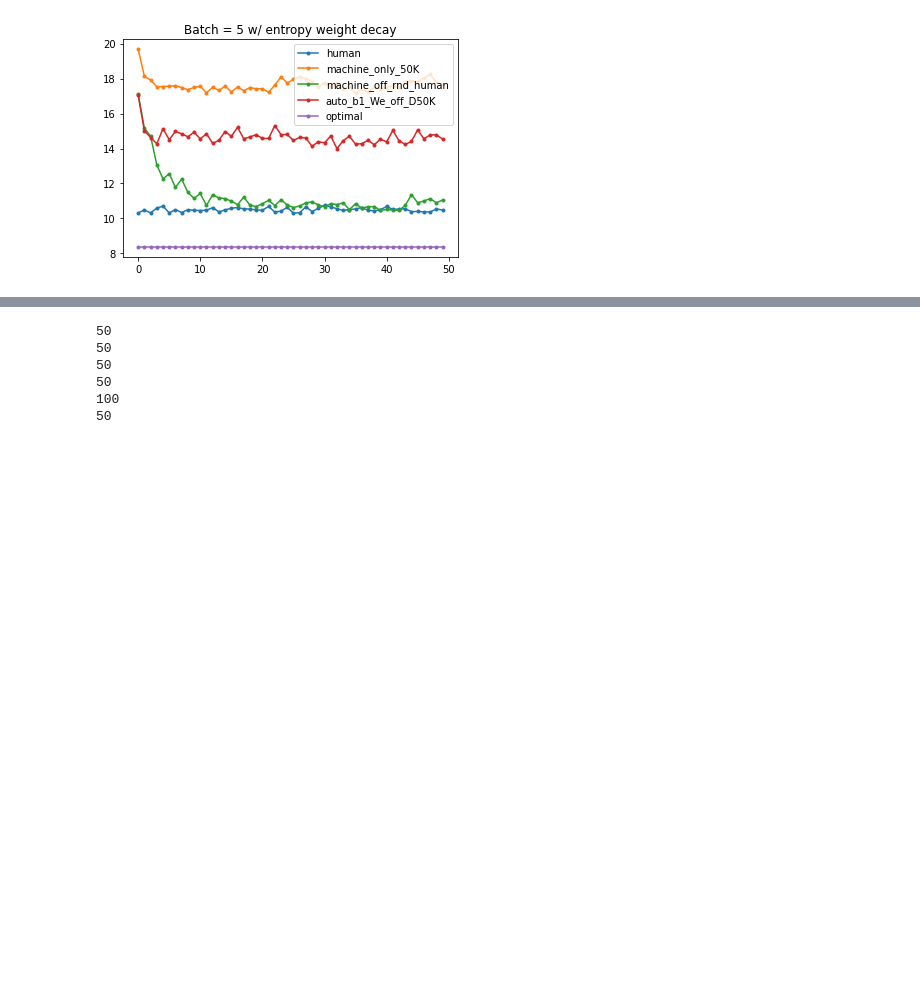
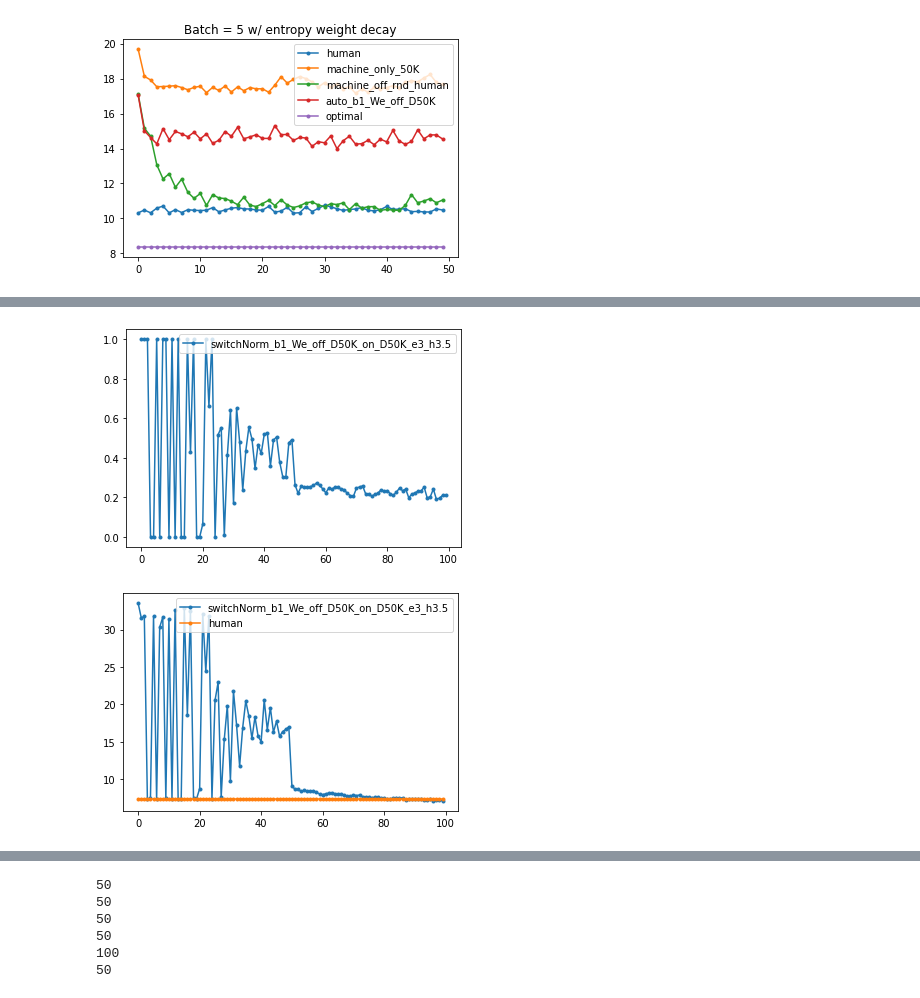
Before and after one commit to ElenStr/human-machine-switching, a Jupyter notebook: run_experiments.ipynb, the cells around one changed output, grey strips where cells are left out. Cells and saved outputs as stored; diff of their text form; code cells hidden in the pictures; blank space fills up the shorter version.

```diff
--- a/run_experiments.ipynb
+++ b/run_experiments.ipynb
@@ -218,0 +285,7 @@ df_gd_vs_rnd_human.plot( style='.-', title='Batch = 5 w/ entropy weight decay')
+# %%
+root_dir = f'{ROOT_DIR}/outputs/results/'
+agents = [f'{agent}_b1_We_off_D50K_on_D50K_e3_h3.5' for agent in [ 'switchNorm']]
+df = plot_performance(root_dir,eval_set, agents, human=human)
+# %% [output]
+[figure, added]
+[figure, added]
```
Also changed, not shown: parts of 28 cells of this notebook, 3 other files.
